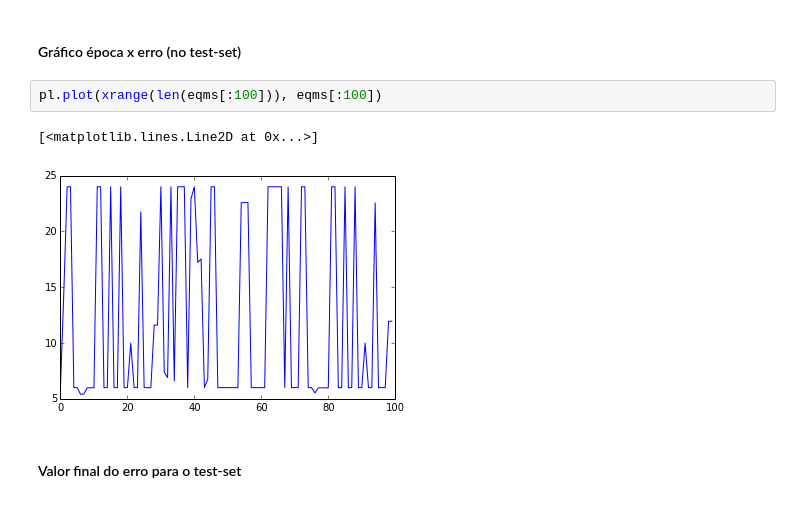
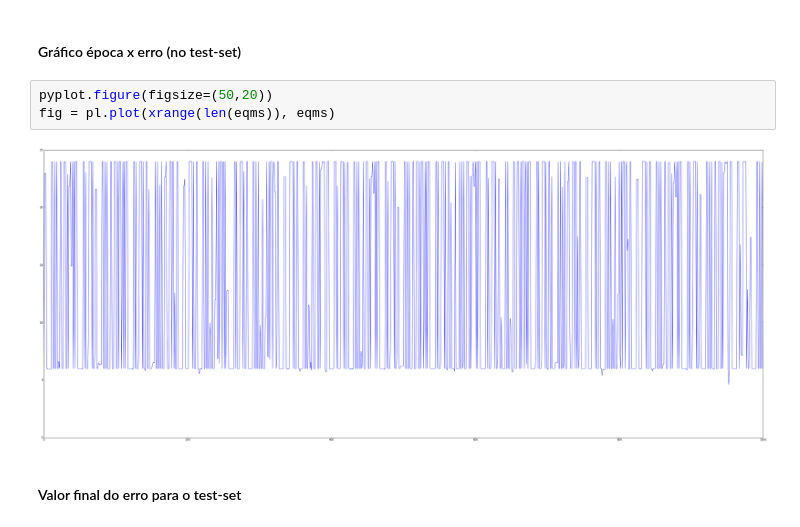
Before and after one commit to abevieiramota/mestrado-AA, a Jupyter notebook: Trabalho 2.ipynb, the cells around one changed output. Saved outputs shown, nothing was run; the diff lists cells and outputs as text.

```diff
--- a/Trabalho 2.ipynb
+++ b/Trabalho 2.ipynb
@@ -121,10 +121,10 @@ pesos, eqms = reg_log(q1_dados_treino, q1_dados_teste, Q1_ALFA, Q1_EPOCAS)
 # %% [markdown]
 #### Gráfico época x erro (no test-set)
 # %%
-pl.plot(xrange(len(eqms[:100])), eqms[:100])
+pyplot.figure(figsize=(50,20))
+fig = pl.plot(xrange(len(eqms)), eqms)
 # %% [output]
-[<matplotlib.lines.Line2D at 0x...>]
-[figure, old version]
+[figure, new version]
 # %% [markdown]
 #### Valor final do erro para o test-set
 # %%
```
